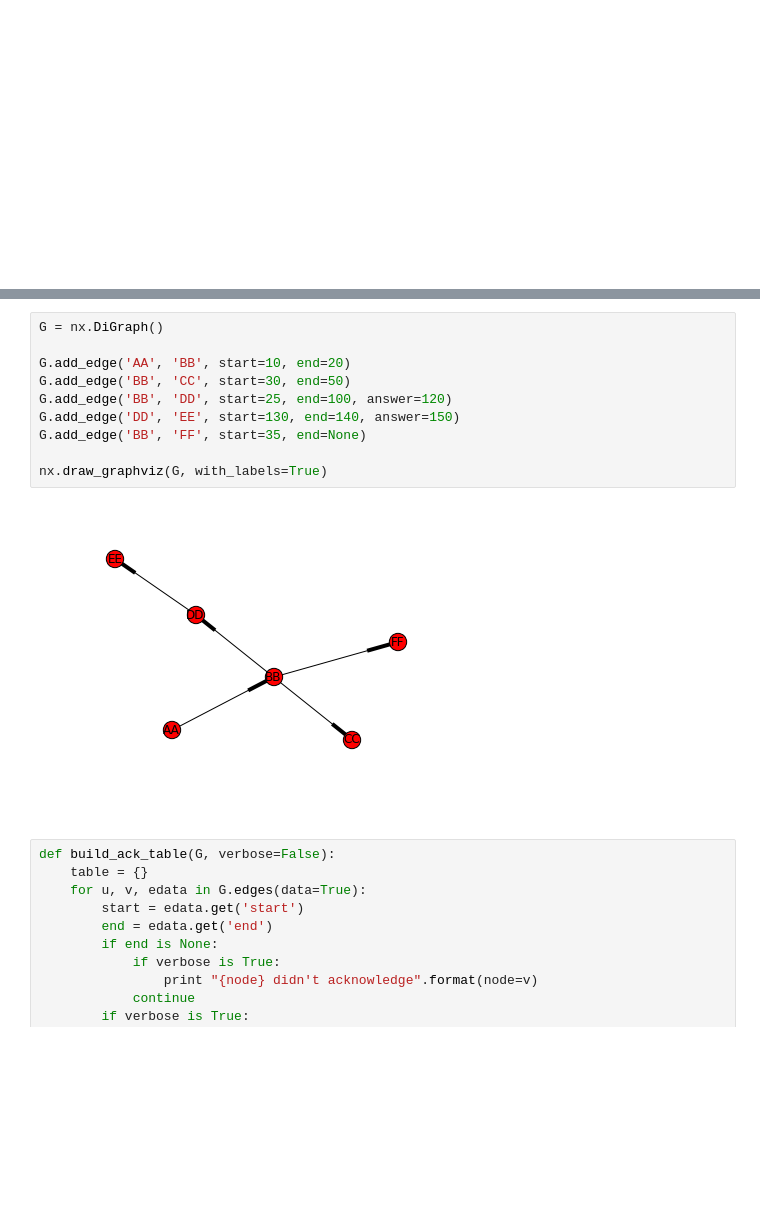
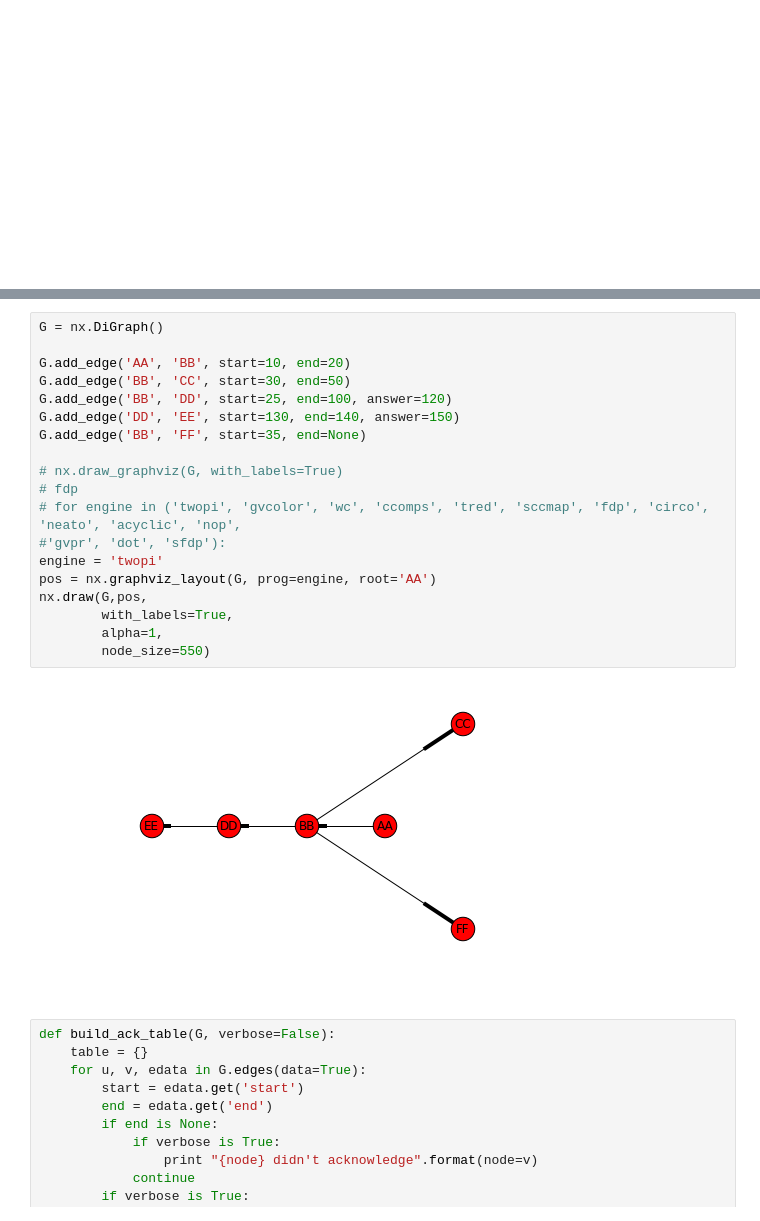
Before and after one commit to HistoricFutures/getstring3.com, a Jupyter notebook: algorithm/S3 Algo Exploring.ipynb, the cells around one changed output, grey strips where cells are left out. Saved outputs shown, nothing was run; the diff lists cells and outputs as text; blank space fills up the shorter version.

Commit message:
tweaks to graph export

```diff
--- a/algorithm/S3 Algo Exploring.ipynb
+++ b/algorithm/S3 Algo Exploring.ipynb
@@ -88,15 +78,24 @@ Chain Length Summary
 # %%
 G = nx.DiGraph()
 
 G.add_edge('AA', 'BB', start=10, end=20)
 G.add_edge('BB', 'CC', start=30, end=50)
 G.add_edge('BB', 'DD', start=25, end=100, answer=120)
 G.add_edge('DD', 'EE', start=130, end=140, answer=150)
 G.add_edge('BB', 'FF', start=35, end=None)
 
-nx.draw_graphviz(G, with_labels=True)
+# nx.draw_graphviz(G, with_labels=True)
+# fdp
+# for engine in ('twopi', 'gvcolor', 'wc', 'ccomps', 'tred', 'sccmap', 'fdp', 'circo', 'neato', 'acyclic', 'nop',
+#'gvpr', 'dot', 'sfdp'):
+engine = 'twopi'
+pos = nx.graphviz_layout(G, prog=engine, root='AA')
+nx.draw(G,pos,
+        with_labels=True,
+        alpha=1,
+        node_size=550)
 # %% [output]
-[figure, old version]
+[figure, new version]
 # %%
 def build_ack_table(G, verbose=False):
     table = {}
```
Also changed, not shown: parts of 2 cells of this notebook, 1 other file.
